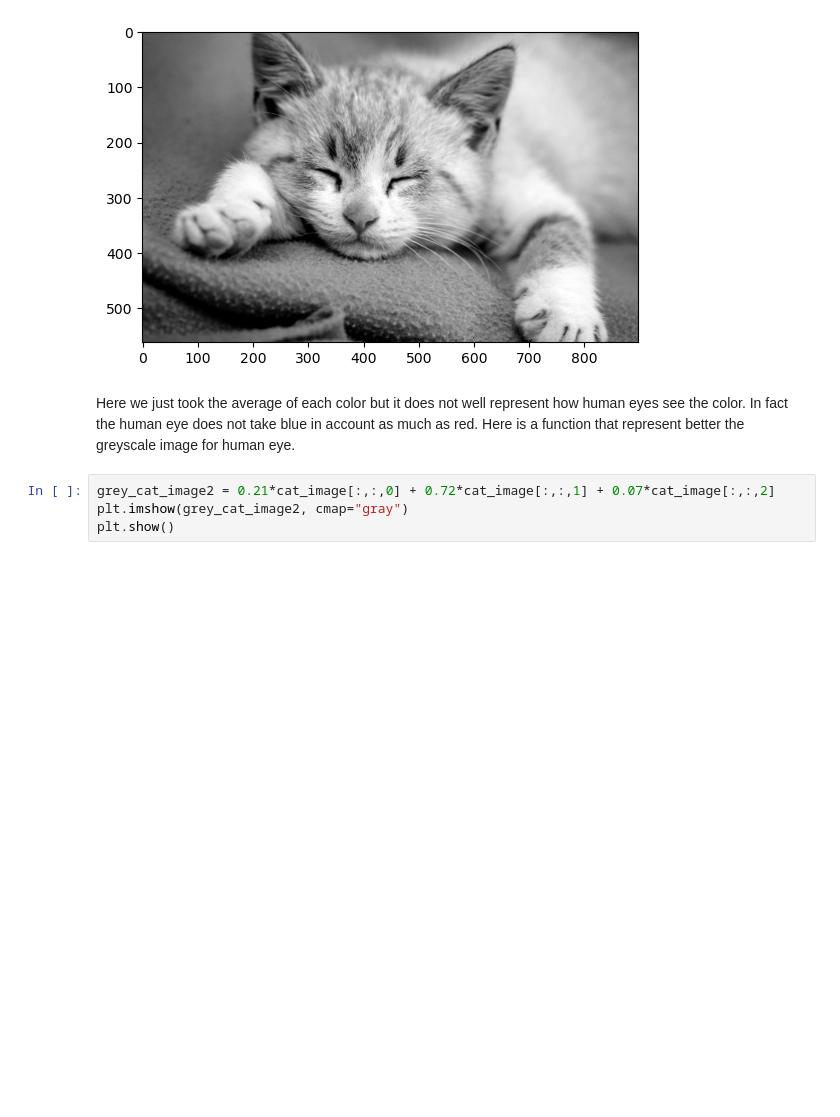
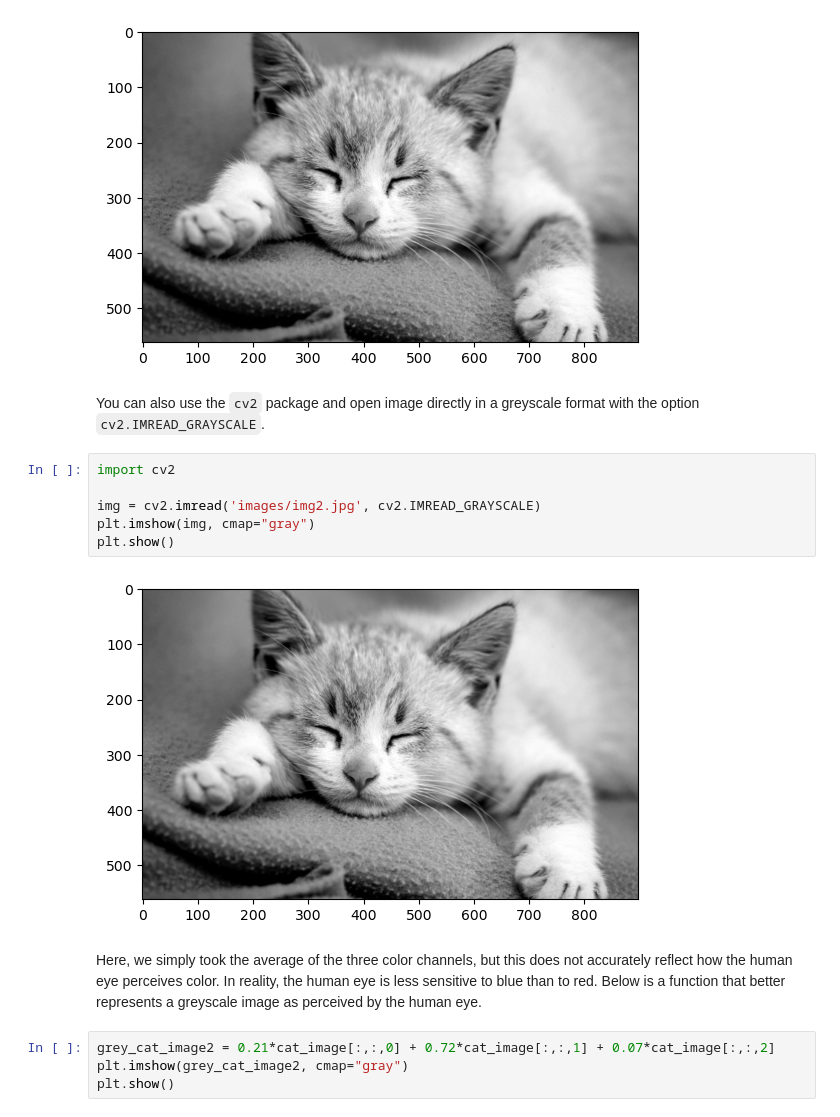
Before and after one commit to GeckSpy/IPdf2Latex, a Jupyter notebook: notebook/datasets/images.ipynb, the cells around one changed output. Cells and saved outputs as stored; diff of their text form; blank space fills up the shorter version.

```diff
--- a/notebook/datasets/images.ipynb
+++ b/notebook/datasets/images.ipynb
@@ -80,8 +81,18 @@ plt.show()
 # %% [output]
 82.33333333333333
 [figure]
+# %% [markdown]
+You can also use the `cv2` package and open image directly in a greyscale format with the option `cv2.IMREAD_GRAYSCALE`.
+# %%
+import cv2
+
+img = cv2.imread('images/img2.jpg', cv2.IMREAD_GRAYSCALE)
+plt.imshow(img, cmap="gray")
+plt.show()
+# %% [output]
+[figure, added]
 # %% [markdown]
-Here we just took the average of each color but it does not well represent how human eyes see the color. In fact the human eye does not take blue in account as much as red. Here is a function that represent better the greyscale image for human eye.
+Here, we simply took the average of the three color channels, but this does not accurately reflect how the human eye perceives color. In reality, the human eye is less sensitive to blue than to red. Below is a function that better represents a greyscale image as perceived by the human eye.
 # %%
 grey_cat_image2 = 0.21*cat_image[:,:,0] + 0.72*cat_image[:,:,1] + 0.07*cat_image[:,:,2]
 plt.imshow(grey_cat_image2, cmap="gray")
```
Also changed, not shown: parts of 17 cells of this notebook, 1 other file.
